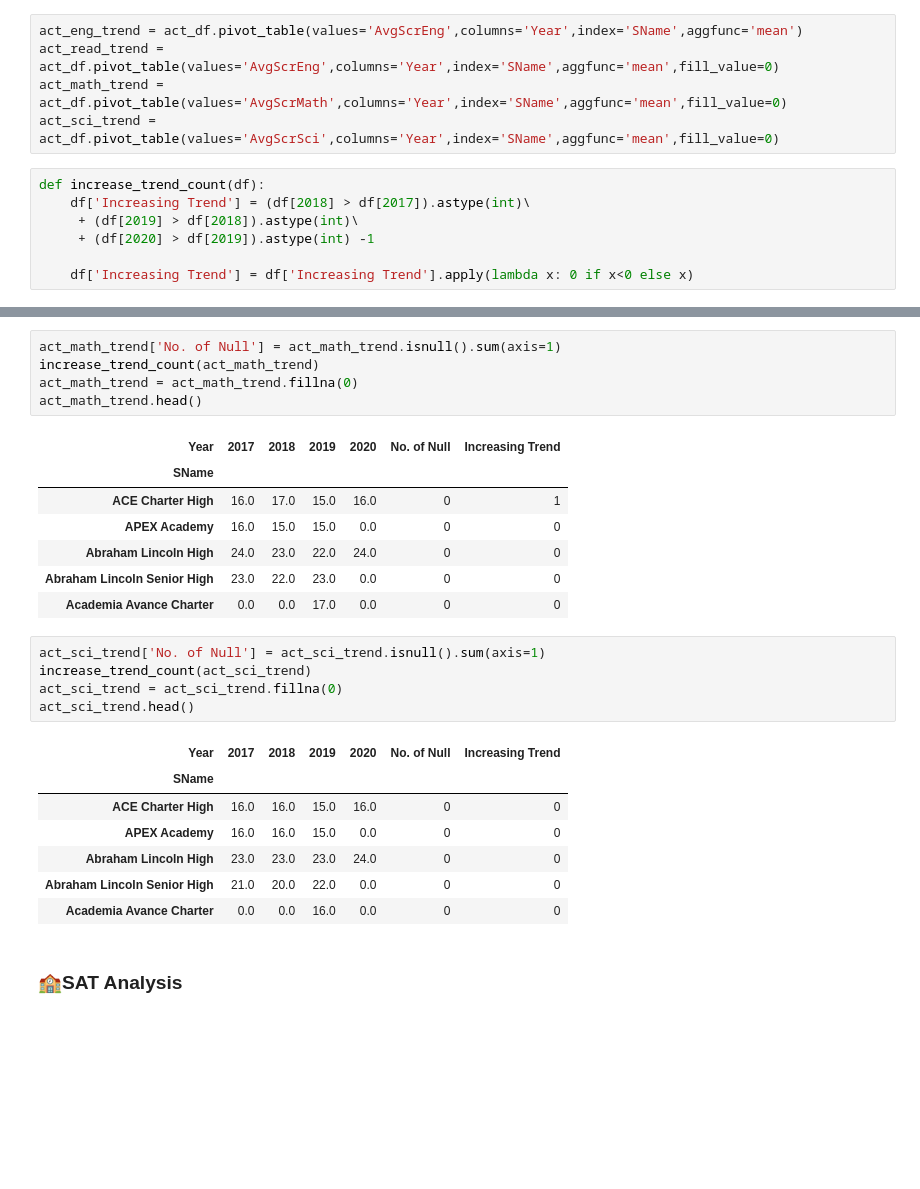
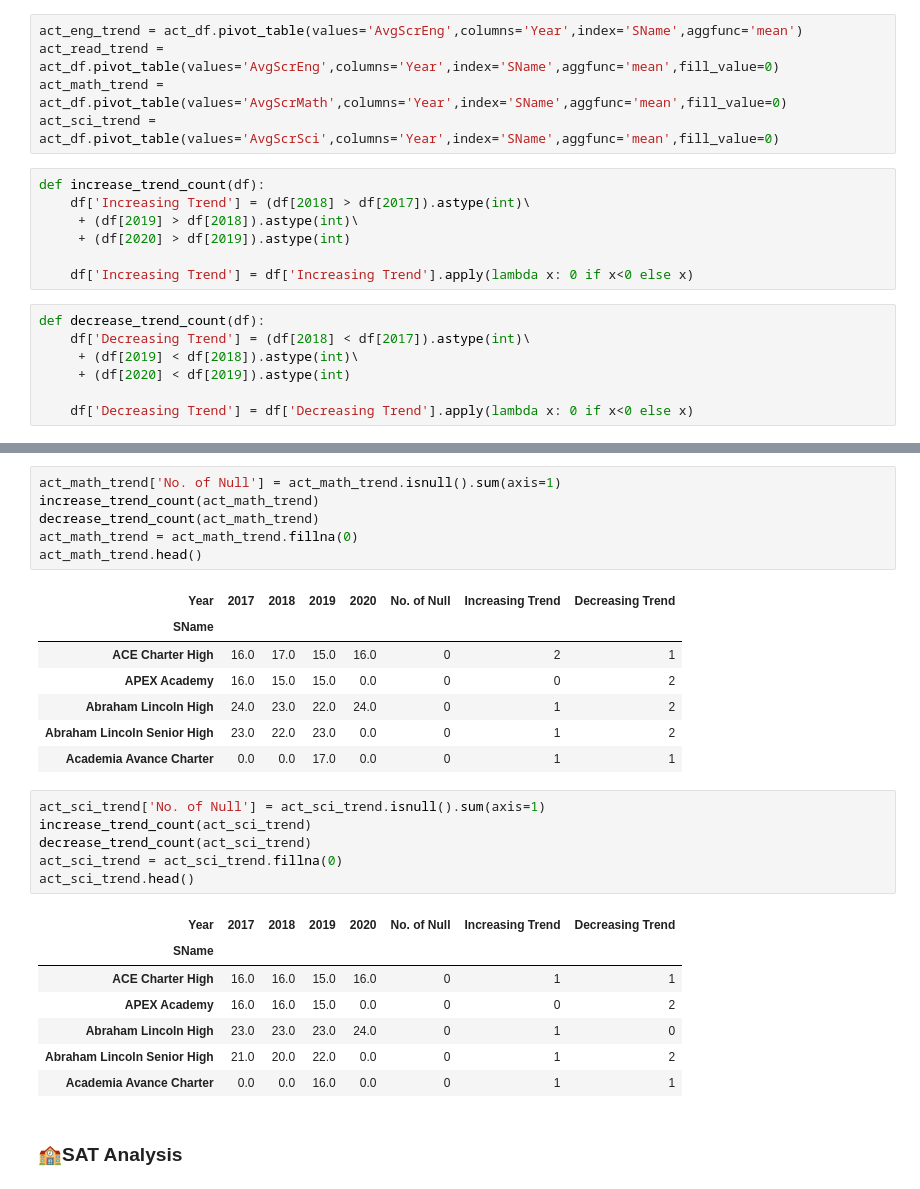
Before and after one commit to WarintornNawong/DSI_Project1, a Jupyter notebook: project1_test.ipynb, the cells around one changed output, grey strips where cells are left out. Saved outputs shown, nothing was run; the diff lists cells and outputs as text; blank space fills up the shorter version.

```diff
--- a/project1_test.ipynb
+++ b/project1_test.ipynb
@@ -508,9 +508,16 @@ act_sci_trend = act_df.pivot_table(values='AvgScrSci',columns='Year',index='SNam
 def increase_trend_count(df):
     df['Increasing Trend'] = (df[2018] > df[2017]).astype(int)\
      + (df[2019] > df[2018]).astype(int)\
-     + (df[2020] > df[2019]).astype(int) -1
+     + (df[2020] > df[2019]).astype(int)
 
     df['Increasing Trend'] = df['Increasing Trend'].apply(lambda x: 0 if x<0 else x)
+# %%
+def decrease_trend_count(df):
+    df['Decreasing Trend'] = (df[2018] < df[2017]).astype(int)\
+     + (df[2019] < df[2018]).astype(int)\
+     + (df[2020] < df[2019]).astype(int)
+
+    df['Decreasing Trend'] = df['Decreasing Trend'].apply(lambda x: 0 if x<0 else x)
 # %%
 act_eng_trend['No. of Null'] = act_eng_trend.isnull().sum(axis=1)
 increase_trend_count(act_eng_trend)
@@ -540,29 +549,31 @@ act_read_trend.head()
 # %%
 act_math_trend['No. of Null'] = act_math_trend.isnull().sum(axis=1)
 increase_trend_count(act_math_trend)
+decrease_trend_count(act_math_trend)
 act_math_trend = act_math_trend.fillna(0)
 act_math_trend.head()
 # %% [output]
-| Year | 2017 | 2018 | 2019 | 2020 | No. of Null | Increasing Trend |
-| SName |  |  |  |  |  |  |
-| ACE Charter High | 16.0 | 17.0 | 15.0 | 16.0 | 0 | 1 |
-| APEX Academy | 16.0 | 15.0 | 15.0 | 0.0 | 0 | 0 |
-| Abraham Lincoln High | 24.0 | 23.0 | 22.0 | 24.0 | 0 | 0 |
-| Abraham Lincoln Senior High | 23.0 | 22.0 | 23.0 | 0.0 | 0 | 0 |
-| Academia Avance Charter | 0.0 | 0.0 | 17.0 | 0.0 | 0 | 0 |
+| Year | 2017 | 2018 | 2019 | 2020 | No. of Null | Increasing Trend | Decreasing Trend |
+| SName |  |  |  |  |  |  |  |
+| ACE Charter High | 16.0 | 17.0 | 15.0 | 16.0 | 0 | 2 | 1 |
+| APEX Academy | 16.0 | 15.0 | 15.0 | 0.0 | 0 | 0 | 2 |
+| Abraham Lincoln High | 24.0 | 23.0 | 22.0 | 24.0 | 0 | 1 | 2 |
+| Abraham Lincoln Senior High | 23.0 | 22.0 | 23.0 | 0.0 | 0 | 1 | 2 |
+| Academia Avance Charter | 0.0 | 0.0 | 17.0 | 0.0 | 0 | 1 | 1 |
 # %%
 act_sci_trend['No. of Null'] = act_sci_trend.isnull().sum(axis=1)
 increase_trend_count(act_sci_trend)
+decrease_trend_count(act_sci_trend)
 act_sci_trend = act_sci_trend.fillna(0)
 act_sci_trend.head()
 # %% [output]
-| Year | 2017 | 2018 | 2019 | 2020 | No. of Null | Increasing Trend |
-| SName |  |  |  |  |  |  |
-| ACE Charter High | 16.0 | 16.0 | 15.0 | 16.0 | 0 | 0 |
-| APEX Academy | 16.0 | 16.0 | 15.0 | 0.0 | 0 | 0 |
-| Abraham Lincoln High | 23.0 | 23.0 | 23.0 | 24.0 | 0 | 0 |
-| Abraham Lincoln Senior High | 21.0 | 20.0 | 22.0 | 0.0 | 0 | 0 |
-| Academia Avance Charter | 0.0 | 0.0 | 16.0 | 0.0 | 0 | 0 |
+| Year | 2017 | 2018 | 2019 | 2020 | No. of Null | Increasing Trend | Decreasing Trend |
+| SName |  |  |  |  |  |  |  |
+| ACE Charter High | 16.0 | 16.0 | 15.0 | 16.0 | 0 | 1 | 1 |
+| APEX Academy | 16.0 | 16.0 | 15.0 | 0.0 | 0 | 0 | 2 |
+| Abraham Lincoln High | 23.0 | 23.0 | 23.0 | 24.0 | 0 | 1 | 0 |
+| Abraham Lincoln Senior High | 21.0 | 20.0 | 22.0 | 0.0 | 0 | 1 | 2 |
+| Academia Avance Charter | 0.0 | 0.0 | 16.0 | 0.0 | 0 | 1 | 1 |
 # %% [markdown]
 ### 🏫SAT Analysis
 # %%
```
Also changed, not shown: parts of 20 cells of this notebook.
